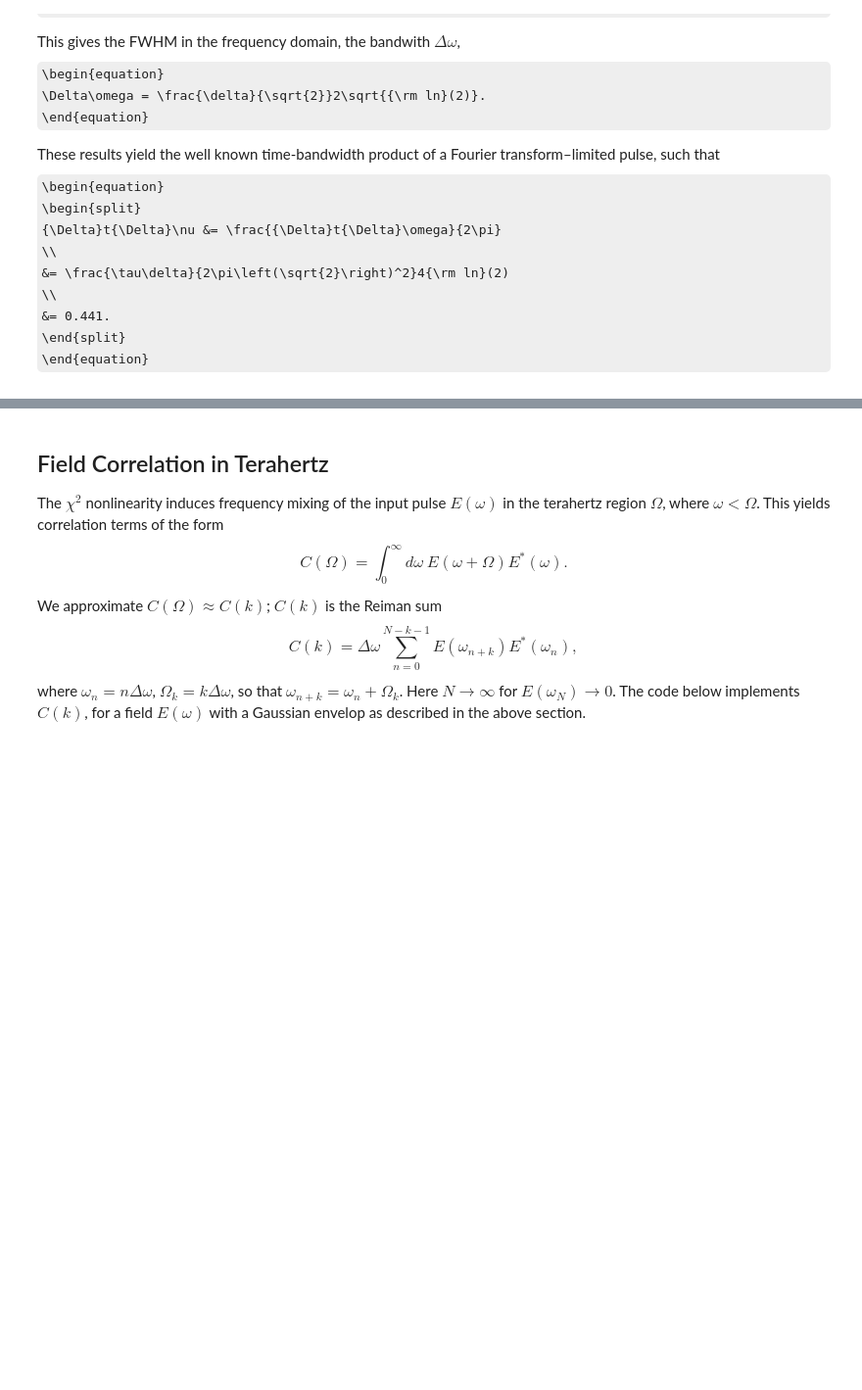
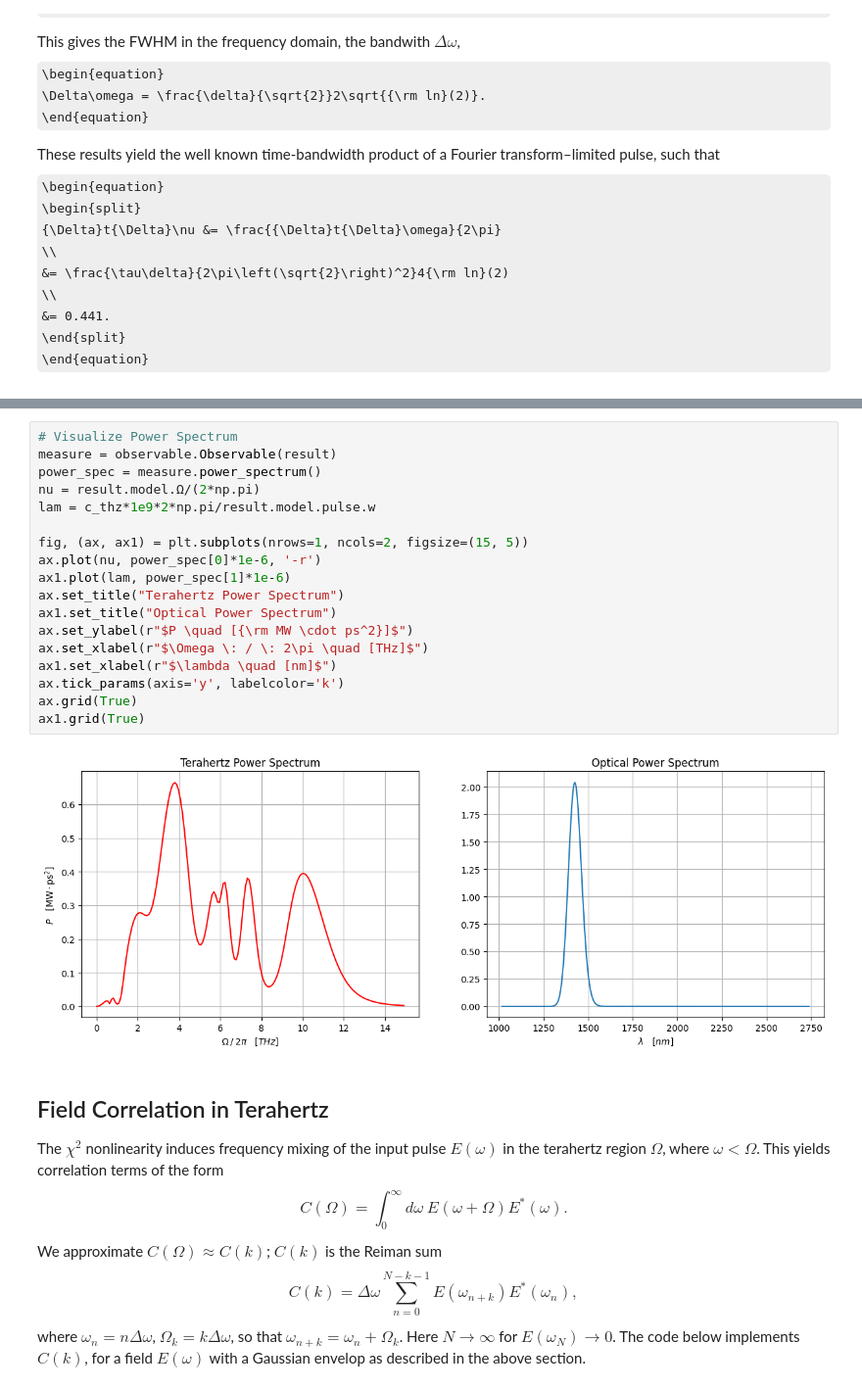
Before and after one commit to p-engel/nonlinear_optics, a Jupyter notebook: optical_rectification/analysis.ipynb, the cells around one changed output, grey strips where cells are left out. Shown at 98% size. Cells and saved outputs as stored; diff of their text form; some formulas as TeX source; blank space fills up the shorter version.

```diff
--- a/optical_rectification/analysis.ipynb
+++ b/optical_rectification/analysis.ipynb
@@ -245,3 +310,23 @@ The pulse bandwith is  12.607748580151515 THz
+# %%
+# Visualize Power Spectrum
+measure = observable.Observable(result)
+power_spec = measure.power_spectrum()
+nu = result.model.Ω/(2*np.pi)
+lam = c_thz*1e9*2*np.pi/result.model.pulse.w
+
+fig, (ax, ax1) = plt.subplots(nrows=1, ncols=2, figsize=(15, 5))
+ax.plot(nu, power_spec[0]*1e-6, '-r')
+ax1.plot(lam, power_spec[1]*1e-6)
+ax.set_title("Terahertz Power Spectrum")
+ax1.set_title("Optical Power Spectrum")
+ax.set_ylabel(r"$P \quad [{\rm MW \cdot ps^2}]$")
+ax.set_xlabel(r"$\Omega \: / \: 2\pi \quad [THz]$")
+ax1.set_xlabel(r"$\lambda \quad [nm]$")
+ax.tick_params(axis='y', labelcolor='k')
+ax.grid(True)
+ax1.grid(True)
+# %% [output]
+[figure, added]
 # %% [markdown]
 ## Field Correlation in Terahertz
 
```
Also changed, not shown: parts of 11 cells of this notebook, 3 other files.
